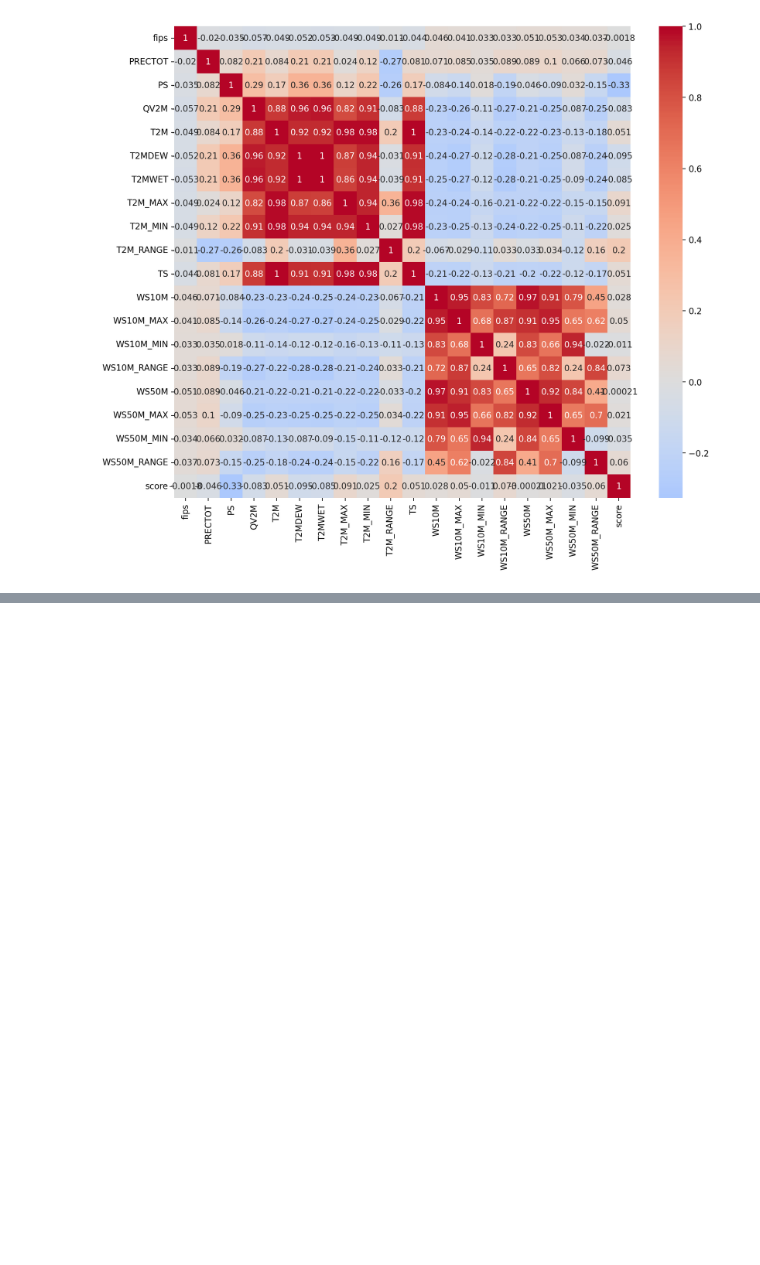
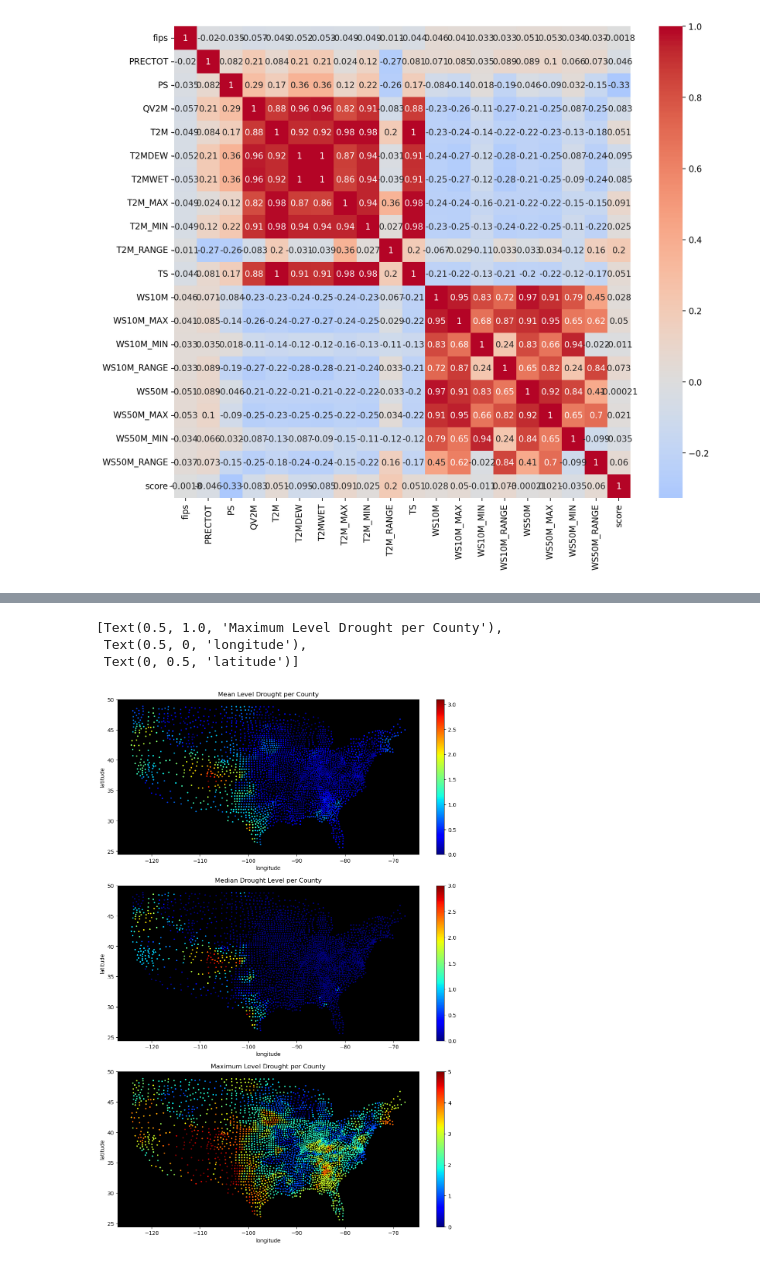
Before and after one commit to friedrichsittner/portfolio_project, a Jupyter notebook: notebooks/met_exploration.ipynb, the cells around one changed output, grey strips where cells are left out. Cells and saved outputs as stored; diff of their text form; code cells hidden in the pictures; blank space fills up the shorter version.

```diff
--- a/notebooks/met_exploration.ipynb
+++ b/notebooks/met_exploration.ipynb
@@ -100,0 +176,16 @@ sns.histplot(df_met.loc[:, ['score']])
+# %%
+mean_local_drought_list = []
+median_local_drought_list = []
+max_local_drought_list = []
+for fips in df_geo.index:
+    df_local = df_met[df_met.fips == fips]
+    mean_local_drought = df_local.score.dropna().mean()
+    median_local_drought = df_local.score.dropna().median()
+    max_local_drought = df_local.score.dropna().max()
+    mean_local_drought_list.append(mean_local_drought)
+    median_local_drought_list.append(median_local_drought)
+    max_local_drought_list.append(max_local_drought)
+df_local_drought = pd.DataFrame({'median' : median_local_drought_list,
+                                 'mean' : mean_local_drought_list,
+                                 'max' : max_local_drought_list},
+                                index = df_geo.index)
@@ -100,0 +202,22 @@ sns.histplot(df_met.loc[:, ['score']])
+# %%
+fig, ax = plt.subplots(nrows = 3, figsize=(12, 18))
+
+cax0 = ax[0].scatter(df_geo.lon, df_geo.lat, c = df_local_drought['mean'], s = 3, cmap = 'jet', fc = 'black')
+ax[0].set_facecolor('black')
+plt.colorbar(cax0, fraction = 0.1)
+ax[0].set(title = 'Mean Level Drought per County', xlabel = 'longitude', ylabel = 'latitude')
+
+cax1 = ax[1].scatter(df_geo.lon, df_geo.lat, c = df_local_drought['median'], s = 3, cmap = 'jet', fc = 'black')
+ax[1].set_facecolor('black')
+plt.colorbar(cax1, fraction = 0.1)
+ax[1].set(title = 'Median Drought Level per County', xlabel = 'longitude', ylabel = 'latitude')
+
+cax2 = ax[2].scatter(df_geo.lon, df_geo.lat, c = df_local_drought['max'], s = 3, cmap = 'jet', fc = 'black')
+ax[2].set_facecolor('black')
+plt.colorbar(cax2, fraction = 0.1)
+ax[2].set(title = 'Maximum Level Drought per County', xlabel = 'longitude', ylabel = 'latitude')
+# %% [output]
+[Text(0.5, 1.0, 'Maximum Level Drought per County'),
+ Text(0.5, 0, 'longitude'),
+ Text(0, 0.5, 'latitude')]
+[figure, added]
```
Also changed, not shown: parts of 16 cells of this notebook.
